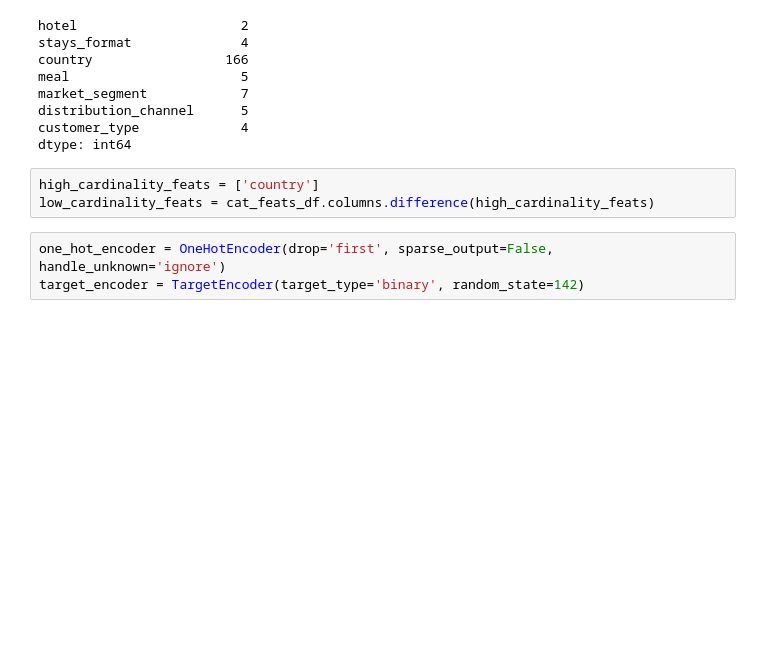
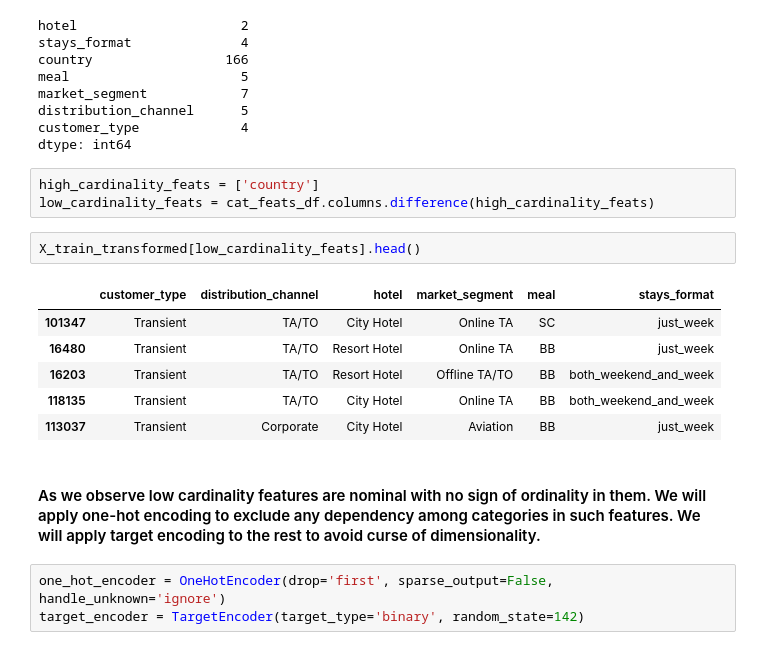
Before and after one commit to ulivanlrn/DS-project, a Jupyter notebook: hotel_booking.ipynb, the cells around one changed output. Drawn from its saved outputs; the diff is of its cells as text; blank space fills up the shorter version.

```diff
--- a/hotel_booking.ipynb
+++ b/hotel_booking.ipynb
@@ -1269,6 +1269,17 @@ dtype: int64
 # %%
 high_cardinality_feats = ['country']
 low_cardinality_feats = cat_feats_df.columns.difference(high_cardinality_feats)
+# %%
+X_train_transformed[low_cardinality_feats].head()
+# %% [output]
+|  | customer_type | distribution_channel | hotel | market_segment | meal | stays_format |
+| 101347 | Transient | TA/TO | City Hotel | Online TA | SC | just_week |
+| 16480 | Transient | TA/TO | Resort Hotel | Online TA | BB | just_week |
+| 16203 | Transient | TA/TO | Resort Hotel | Offline TA/TO | BB | both_weekend_and_week |
+| 118135 | Transient | TA/TO | City Hotel | Online TA | BB | both_weekend_and_week |
+| 113037 | Transient | Corporate | City Hotel | Aviation | BB | just_week |
+# %% [markdown]
+#### As we observe low cardinality features are nominal with no sign of ordinality in them. We will apply one-hot encoding to exclude any dependency among categories in such features. We will apply target encoding to the rest to avoid curse of dimensionality.
 # %%
 one_hot_encoder = OneHotEncoder(drop='first', sparse_output=False, handle_unknown='ignore')
 target_encoder = TargetEncoder(target_type='binary', random_state=142)
```
Also changed, not shown: parts of 1 cell of this notebook.
